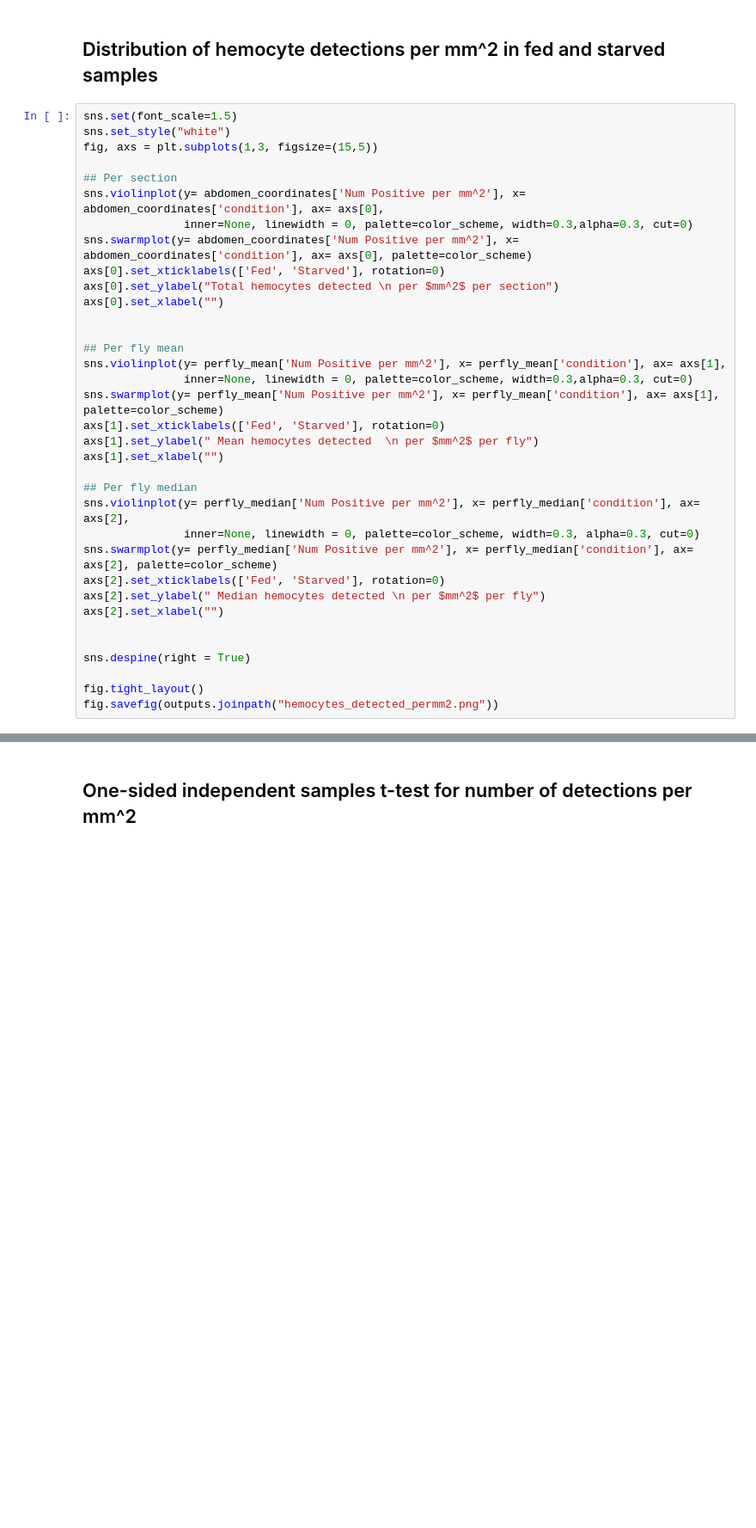
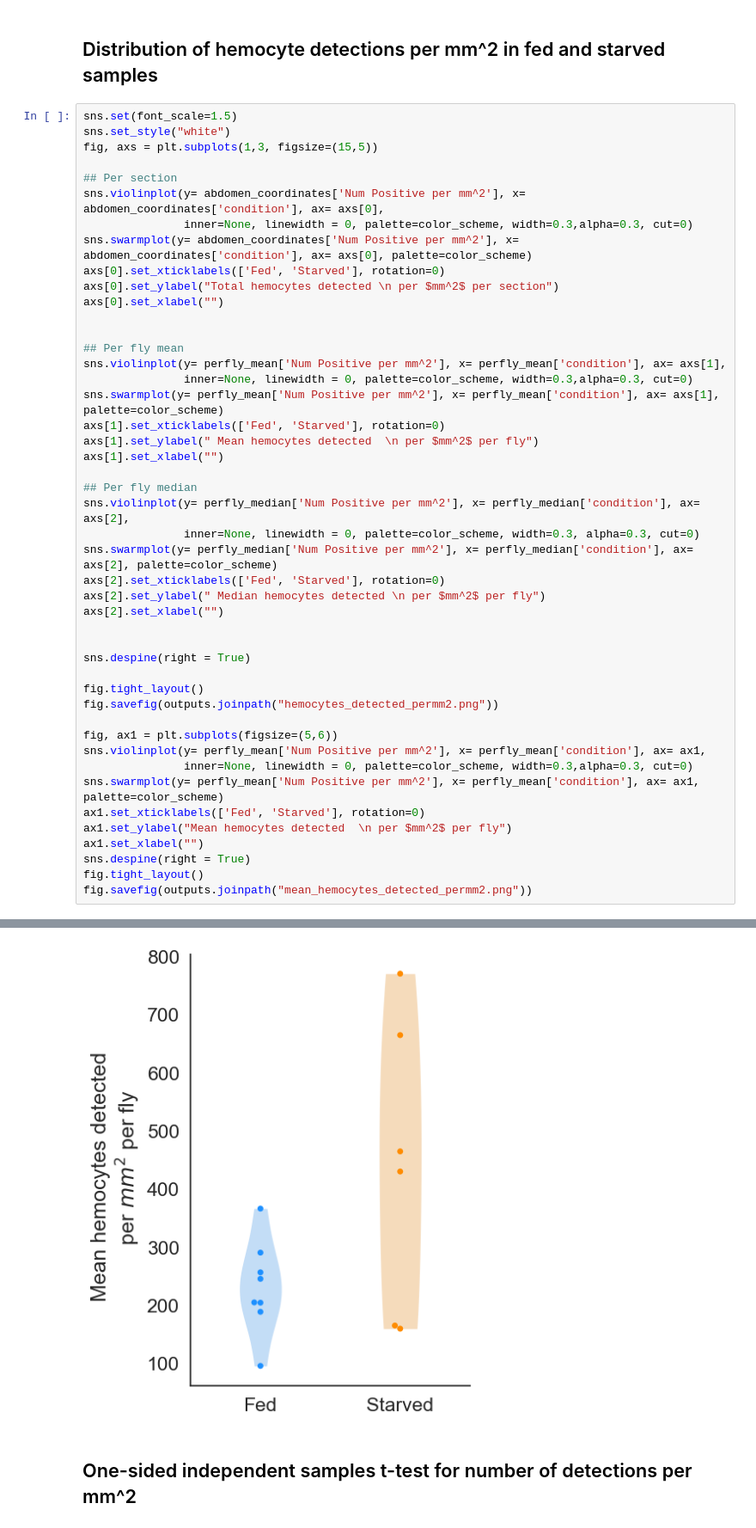
Before and after one commit to McCallLabBU/hemocyte_recruitment_image_quantification, a Jupyter notebook: code/exploratory_analysis_midsections.ipynb, the cells around one changed output, grey strips where cells are left out. Shown at 86% size. Cells and saved outputs as stored; diff of their text form; blank space fills up the shorter version.

```diff
--- a/code/exploratory_analysis_midsections.ipynb
+++ b/code/exploratory_analysis_midsections.ipynb
@@ -176,33 +176,45 @@ sns.violinplot(y= abdomen_coordinates['Num Positive per mm^2'], x= abdomen_coord
                inner=None, linewidth = 0, palette=color_scheme, width=0.3,alpha=0.3, cut=0)
 sns.swarmplot(y= abdomen_coordinates['Num Positive per mm^2'], x= abdomen_coordinates['condition'], ax= axs[0], palette=color_scheme)
 axs[0].set_xticklabels(['Fed', 'Starved'], rotation=0)
 axs[0].set_ylabel("Total hemocytes detected \n per $mm^2$ per section")
 axs[0].set_xlabel("")
 
 
 ## Per fly mean
 sns.violinplot(y= perfly_mean['Num Positive per mm^2'], x= perfly_mean['condition'], ax= axs[1],
                inner=None, linewidth = 0, palette=color_scheme, width=0.3,alpha=0.3, cut=0)
 sns.swarmplot(y= perfly_mean['Num Positive per mm^2'], x= perfly_mean['condition'], ax= axs[1], palette=color_scheme)
 axs[1].set_xticklabels(['Fed', 'Starved'], rotation=0)
 axs[1].set_ylabel(" Mean hemocytes detected  \n per $mm^2$ per fly")
 axs[1].set_xlabel("")
 
 ## Per fly median
 sns.violinplot(y= perfly_median['Num Positive per mm^2'], x= perfly_median['condition'], ax= axs[2],
                inner=None, linewidth = 0, palette=color_scheme, width=0.3, alpha=0.3, cut=0)
 sns.swarmplot(y= perfly_median['Num Positive per mm^2'], x= perfly_median['condition'], ax= axs[2], palette=color_scheme)
 axs[2].set_xticklabels(['Fed', 'Starved'], rotation=0)
 axs[2].set_ylabel(" Median hemocytes detected \n per $mm^2$ per fly")
 axs[2].set_xlabel("")
 
 
 sns.despine(right = True)
 
 fig.tight_layout()
 fig.savefig(outputs.joinpath("hemocytes_detected_permm2.png"))
+
+fig, ax1 = plt.subplots(figsize=(5,6))
+sns.violinplot(y= perfly_mean['Num Positive per mm^2'], x= perfly_mean['condition'], ax= ax1,
+               inner=None, linewidth = 0, palette=color_scheme, width=0.3,alpha=0.3, cut=0)
+sns.swarmplot(y= perfly_mean['Num Positive per mm^2'], x= perfly_mean['condition'], ax= ax1, palette=color_scheme)
+ax1.set_xticklabels(['Fed', 'Starved'], rotation=0)
+ax1.set_ylabel("Mean hemocytes detected  \n per $mm^2$ per fly")
+ax1.set_xlabel("")
+sns.despine(right = True)
+fig.tight_layout()
+fig.savefig(outputs.joinpath("mean_hemocytes_detected_permm2.png"))
 # %% [output]
 [figure]
+[figure, added]
 # %% [markdown]
 ## One-sided independent samples t-test for number of detections per mm^2
 # %%
```
Also changed, not shown: parts of 4 cells of this notebook, 7 other files.
